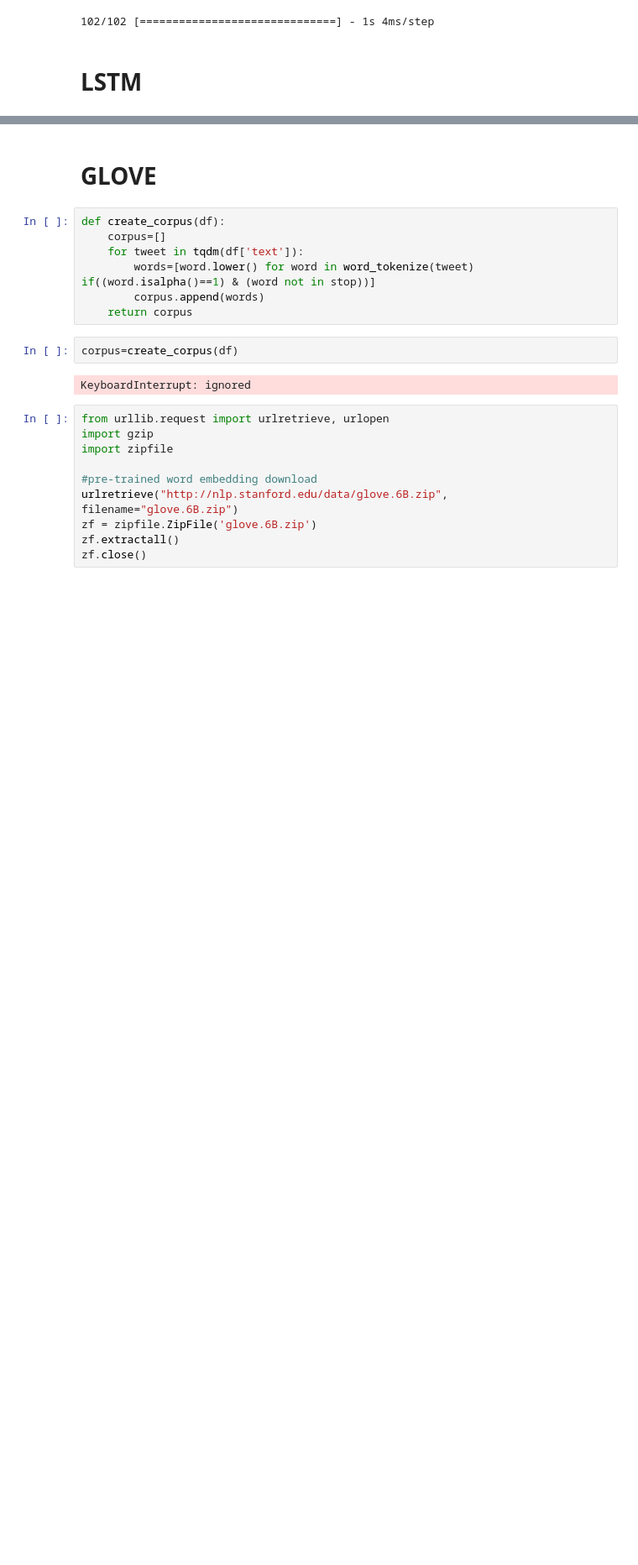
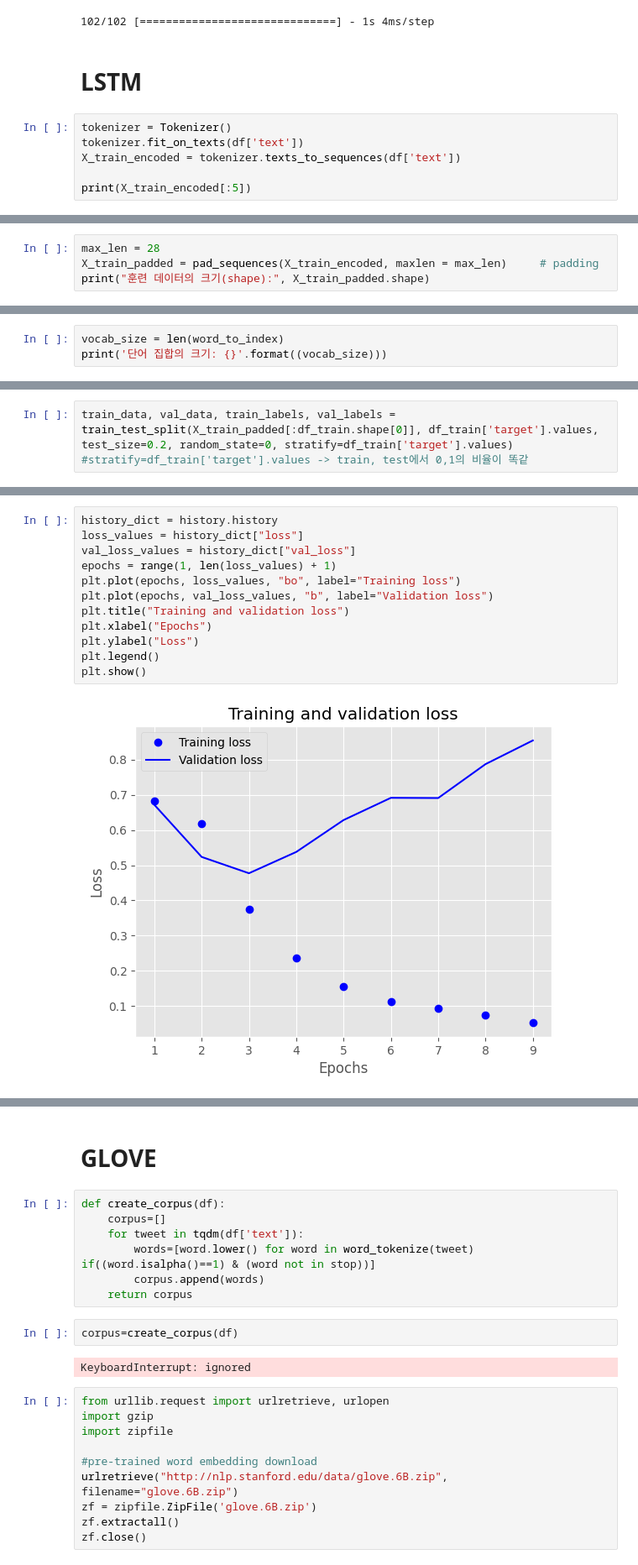
Before and after one commit to tgwon/ai4dl, a Jupyter notebook: project/modeling.ipynb, the cells around one changed output, grey strips where cells are left out. Shown at 84% size. Drawn from its saved outputs; the diff is of its cells as text; blank space fills up the shorter version.

```diff
--- a/project/modeling.ipynb
+++ b/project/modeling.ipynb
@@ -635,3 +644,9 @@ df_sample.to_csv('submission.csv',index = False)
 102/102 [==============================] - 1s 4ms/step
 # %% [markdown]
 # LSTM
+# %%
+tokenizer = Tokenizer()
+tokenizer.fit_on_texts(df['text'])
+X_train_encoded = tokenizer.texts_to_sequences(df['text'])
+
+print(X_train_encoded[:5])
@@ -637,0 +664,4 @@ df_sample.to_csv('submission.csv',index = False)
+# %%
+max_len = 28
+X_train_padded = pad_sequences(X_train_encoded, maxlen = max_len)     # padding
+print("훈련 데이터의 크기(shape):", X_train_padded.shape)
@@ -637,0 +670,3 @@ df_sample.to_csv('submission.csv',index = False)
+# %%
+vocab_size = len(word_to_index)
+print('단어 집합의 크기: {}'.format((vocab_size)))
@@ -637,0 +675,3 @@ df_sample.to_csv('submission.csv',index = False)
+# %%
+train_data, val_data, train_labels, val_labels = train_test_split(X_train_padded[:df_train.shape[0]], df_train['target'].values, test_size=0.2, random_state=0, stratify=df_train['target'].values)
+#stratify=df_train['target'].values -> train, test에서 0,1의 비율이 똑같
@@ -637,0 +743,14 @@ df_sample.to_csv('submission.csv',index = False)
+# %%
+history_dict = history.history
+loss_values = history_dict["loss"]
+val_loss_values = history_dict["val_loss"]
+epochs = range(1, len(loss_values) + 1)
+plt.plot(epochs, loss_values, "bo", label="Training loss")
+plt.plot(epochs, val_loss_values, "b", label="Validation loss")
+plt.title("Training and validation loss")
+plt.xlabel("Epochs")
+plt.ylabel("Loss")
+plt.legend()
+plt.show()
+# %% [output]
+[figure, added]
```
Also changed, not shown: parts of 22 cells of this notebook.
